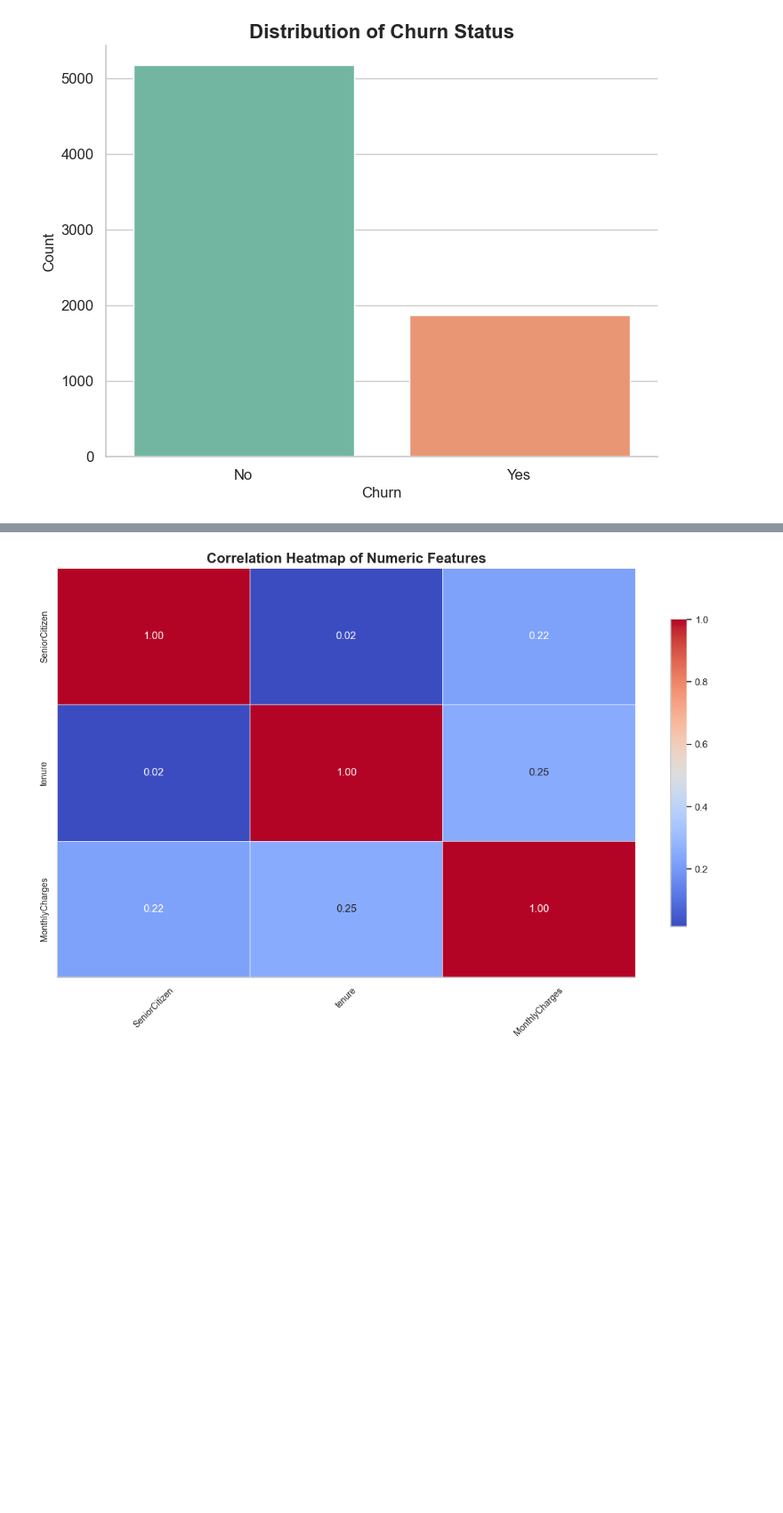
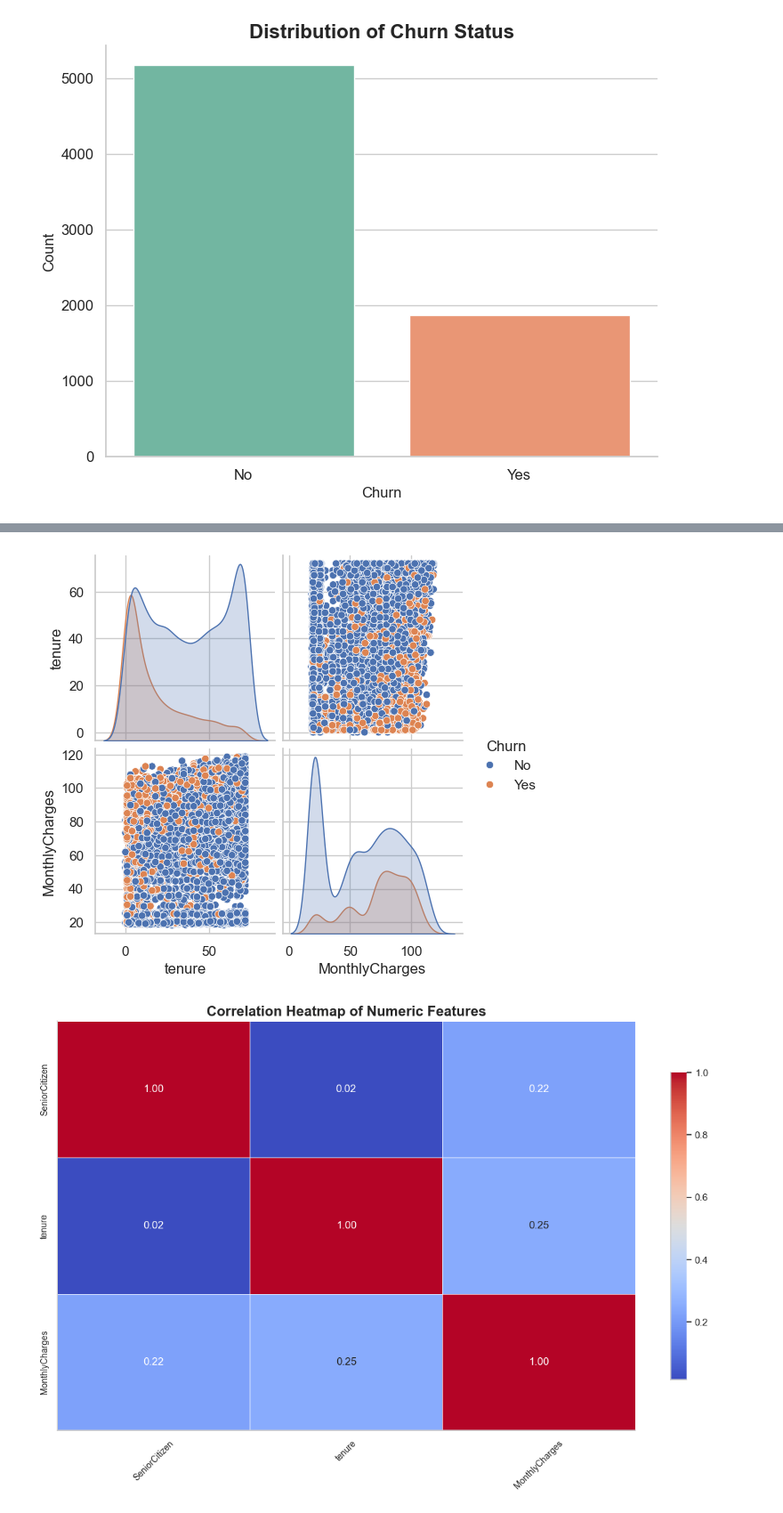
Before and after one commit to nafisalawalidris/Customer-Churn-Prediction-Model, a Jupyter notebook: Customer_Churn_Prediction_Model.ipynb, the cells around one changed output, grey strips where cells are left out. Shown at 89% size. Saved outputs shown, nothing was run; the diff lists cells and outputs as text; code cells hidden in the pictures; blank space fills up the shorter version.

```diff
--- a/Customer_Churn_Prediction_Model.ipynb
+++ b/Customer_Churn_Prediction_Model.ipynb
@@ -119 +186,7 @@ plt.show()
+# %%
+# 4. Pairplot for relationships between important features
+sns.pairplot(data[['tenure', 'MonthlyCharges', 'TotalCharges', 'Churn']], diag_kind='kde', hue='Churn')
+plt.show()
+# %% [output]
+[figure, added]
 # %%
```
Also changed, not shown: parts of 19 cells of this notebook, 1 other file.
